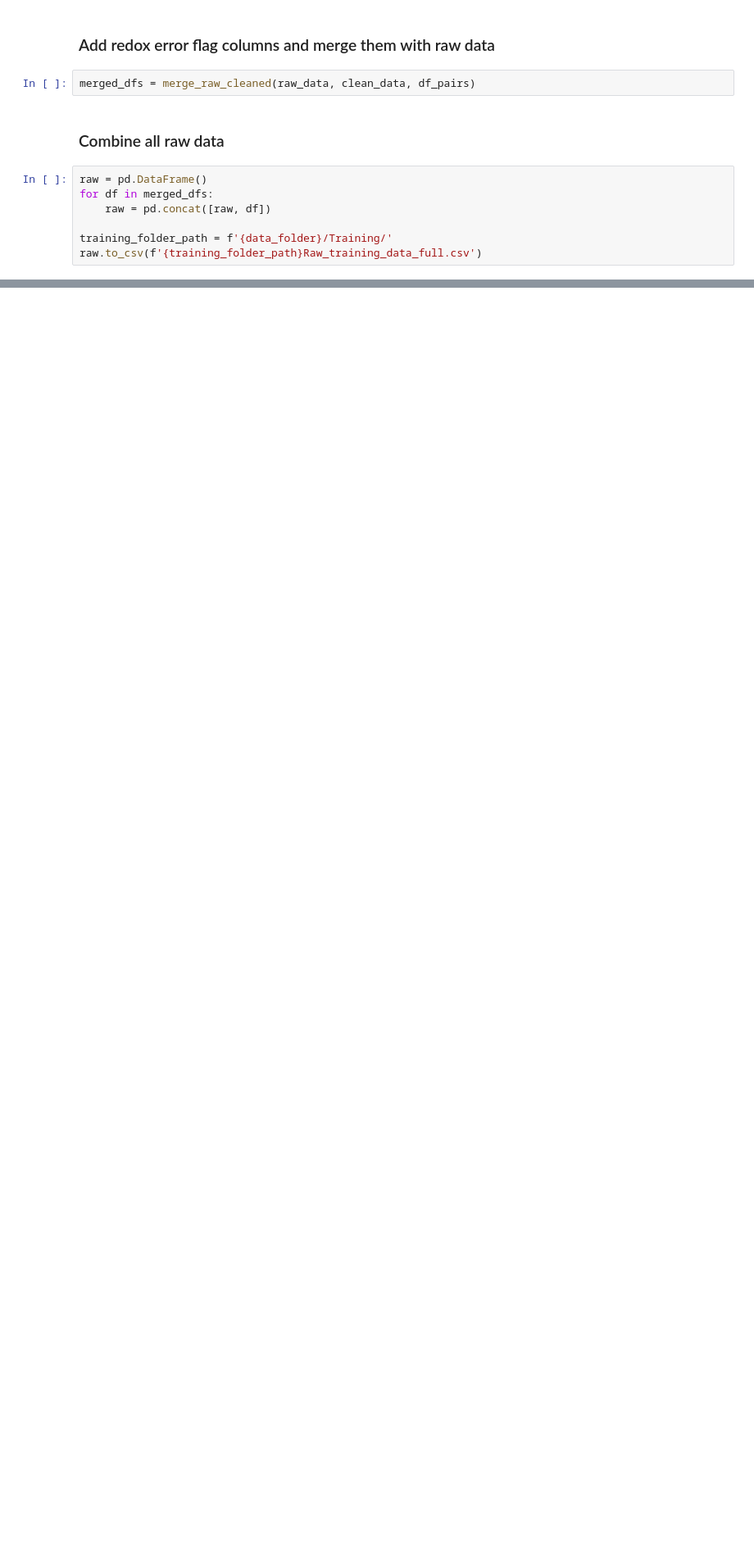
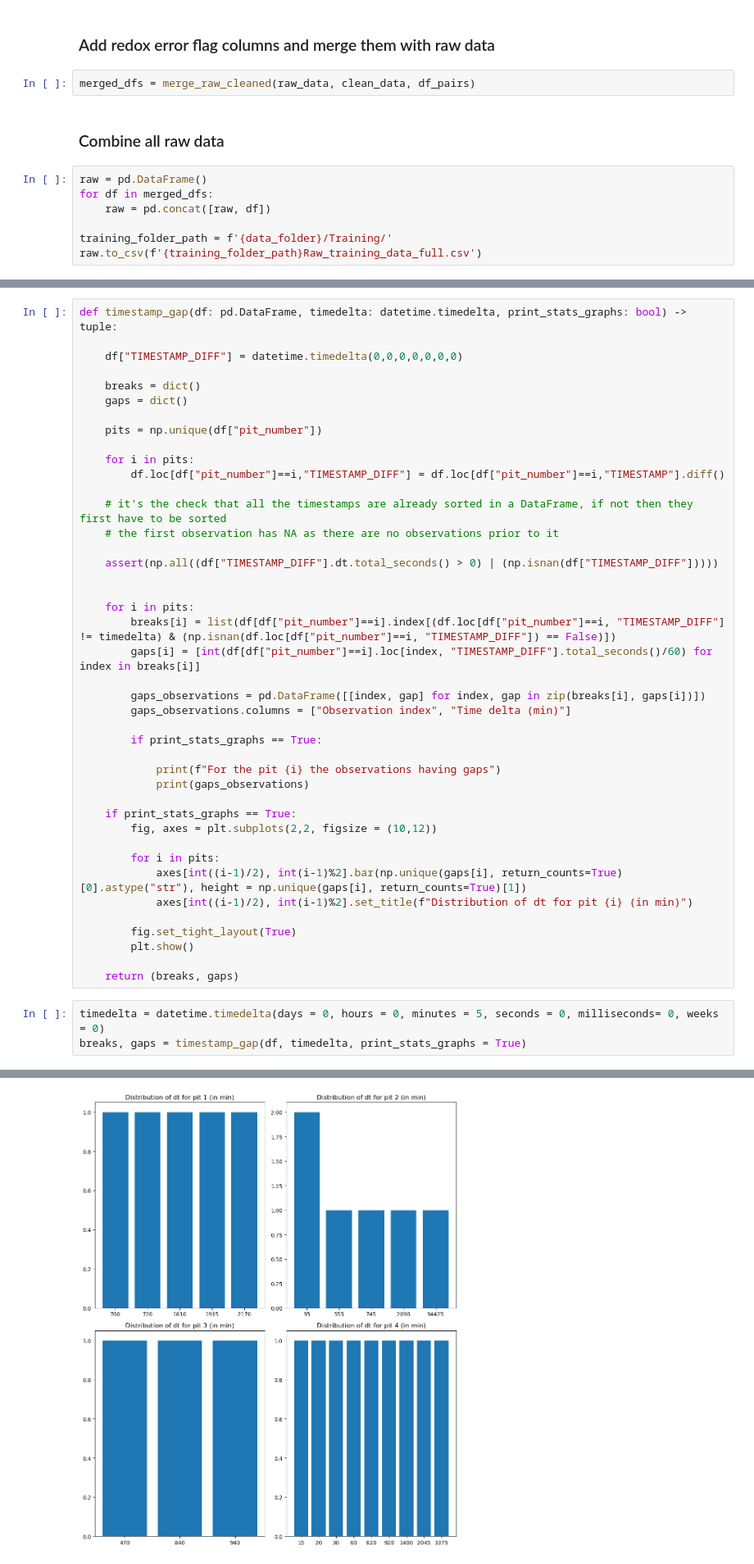
Before and after one commit to ds-redox/redox, a Jupyter notebook: Data_cleaning/load_clean_concat.ipynb, the cells around one changed output, grey strips where cells are left out. Shown at 82% size. Saved outputs shown, nothing was run; the diff lists cells and outputs as text; blank space fills up the shorter version.

```diff
--- a/Data_cleaning/load_clean_concat.ipynb
+++ b/Data_cleaning/load_clean_concat.ipynb
@@ -239,0 +250,46 @@ raw.to_csv(f'{training_folder_path}Raw_training_data_full.csv')
+# %%
+def timestamp_gap(df: pd.DataFrame, timedelta: datetime.timedelta, print_stats_graphs: bool) -> tuple:
+
+    df["TIMESTAMP_DIFF"] = datetime.timedelta(0,0,0,0,0,0,0)
+
+    breaks = dict()
+    gaps = dict()
+
+    pits = np.unique(df["pit_number"])
+
+    for i in pits:
+        df.loc[df["pit_number"]==i,"TIMESTAMP_DIFF"] = df.loc[df["pit_number"]==i,"TIMESTAMP"].diff()
+
+    # it's the check that all the timestamps are already sorted in a DataFrame, if not then they first have to be sorted
+    # the first observation has NA as there are no observations prior to it
+
+    assert(np.all((df["TIMESTAMP_DIFF"].dt.total_seconds() > 0) | (np.isnan(df["TIMESTAMP_DIFF"]))))
+
+
+    for i in pits:
+        breaks[i] = list(df[df["pit_number"]==i].index[(df.loc[df["pit_number"]==i, "TIMESTAMP_DIFF"] != timedelta) & (np.isnan(df.loc[df["pit_number"]==i, "TIMESTAMP_DIFF"]) == False)])
+        gaps[i] = [int(df[df["pit_number"]==i].loc[index, "TIMESTAMP_DIFF"].total_seconds()/60) for index in breaks[i]]
+
+        gaps_observations = pd.DataFrame([[index, gap] for index, gap in zip(breaks[i], gaps[i])])
+        gaps_observations.columns = ["Observation index", "Time delta (min)"]
+
+        if print_stats_graphs == True:
+
+            print(f"For the pit {i} the observations having gaps")
+            print(gaps_observations)
+
+    if print_stats_graphs == True:
+        fig, axes = plt.subplots(2,2, figsize = (10,12))
+
+        for i in pits:
+            axes[int((i-1)/2), int(i-1)%2].bar(np.unique(gaps[i], return_counts=True)[0].astype("str"), height = np.unique(gaps[i], return_counts=True)[1])
+            axes[int((i-1)/2), int(i-1)%2].set_title(f"Distribution of dt for pit {i} (in min)")
+
+        fig.set_tight_layout(True)
+        plt.show()
+
+    return (breaks, gaps)
+# %%
+timedelta = datetime.timedelta(days = 0, hours = 0, minutes = 5, seconds = 0, milliseconds= 0, weeks = 0)
+breaks, gaps = timestamp_gap(df, timedelta, print_stats_graphs = True)
+# %% [output]
@@ -239,0 +313 @@ raw.to_csv(f'{training_folder_path}Raw_training_data_full.csv')
+[figure, added]
```
Also changed, not shown: parts of 9 cells of this notebook.
